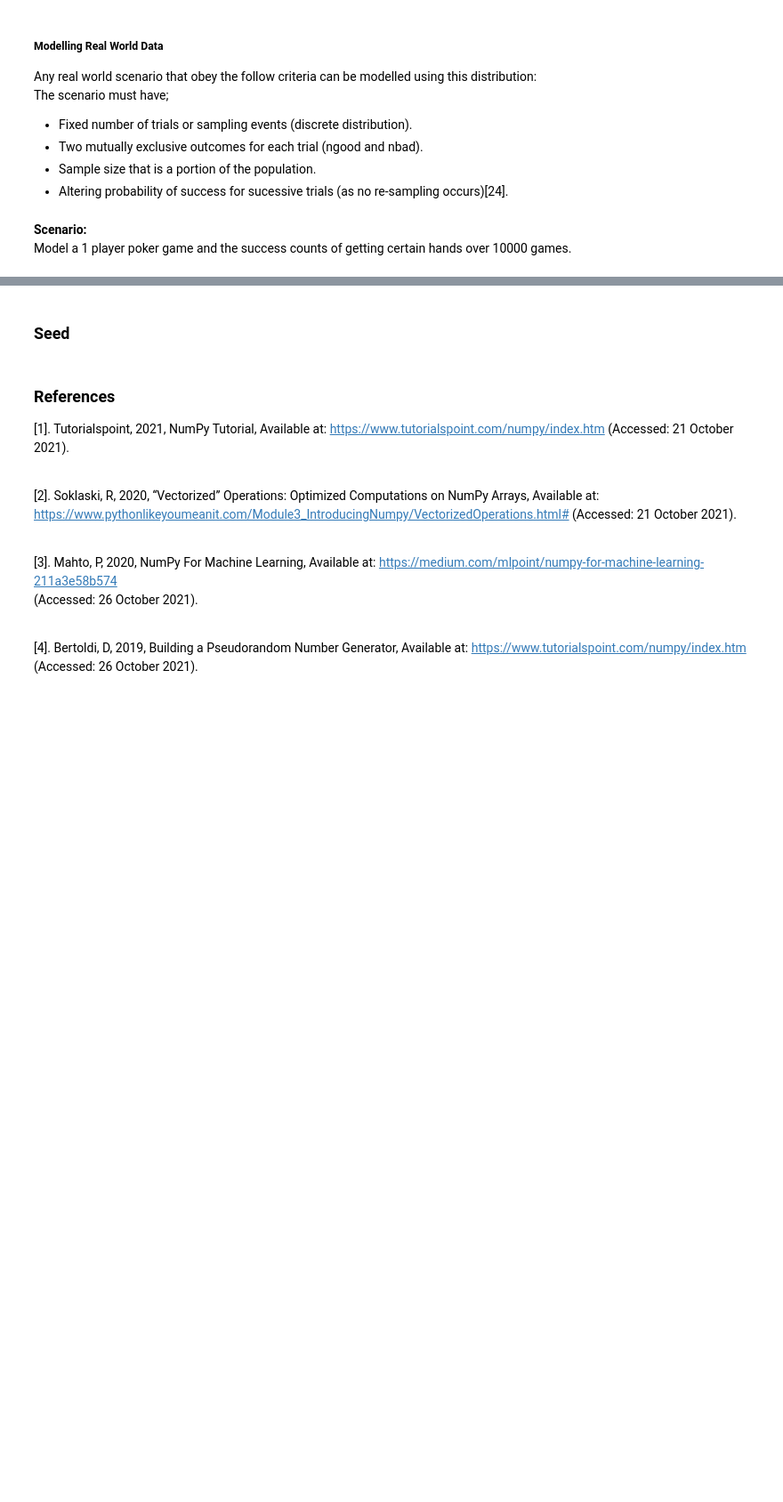
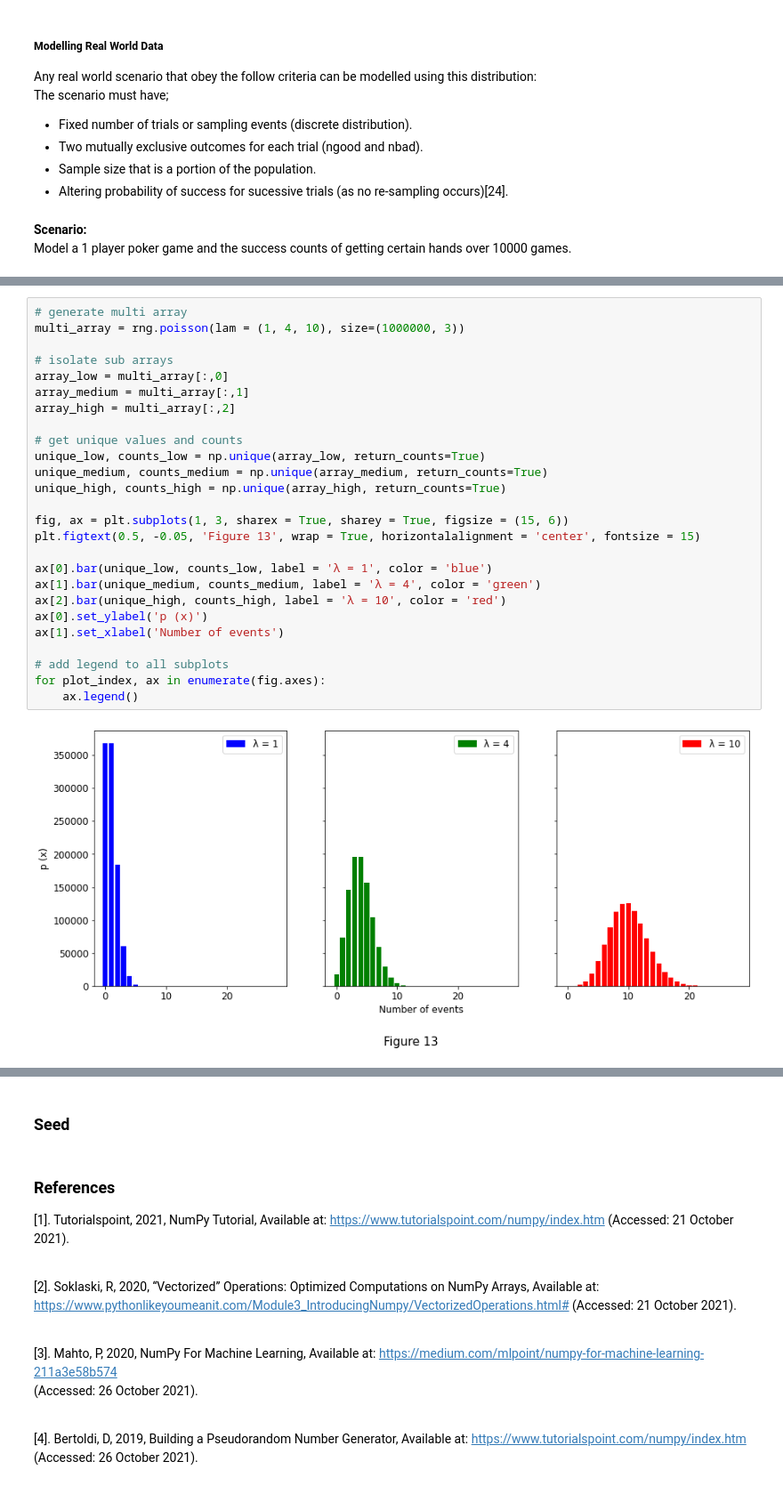
Before and after one commit to CiaranMoran27/numpy.random, a Jupyter notebook: numpy-random.ipynb, the cells around one changed output, grey strips where cells are left out. Shown at 89% size. Drawn from its saved outputs; the diff is of its cells as text; blank space fills up the shorter version.

Commit message:
Added Poisson Distribution Section

```diff
--- a/numpy-random.ipynb
+++ b/numpy-random.ipynb
@@ -744,0 +767,28 @@ plt.legend();
+# %%
+# generate multi array
+multi_array = rng.poisson(lam = (1, 4, 10), size=(1000000, 3))
+
+# isolate sub arrays
+array_low = multi_array[:,0]
+array_medium = multi_array[:,1]
+array_high = multi_array[:,2]
+
+# get unique values and counts
+unique_low, counts_low = np.unique(array_low, return_counts=True)
+unique_medium, counts_medium = np.unique(array_medium, return_counts=True)
+unique_high, counts_high = np.unique(array_high, return_counts=True)
+
+fig, ax = plt.subplots(1, 3, sharex = True, sharey = True, figsize = (15, 6))
+plt.figtext(0.5, -0.05, 'Figure 13', wrap = True, horizontalalignment = 'center', fontsize = 15)
+
+ax[0].bar(unique_low, counts_low, label = 'λ = 1', color = 'blue')
+ax[1].bar(unique_medium, counts_medium, label = 'λ = 4', color = 'green')
+ax[2].bar(unique_high, counts_high, label = 'λ = 10', color = 'red')
+ax[0].set_ylabel('p (x)')
+ax[1].set_xlabel('Number of events')
+
+# add legend to all subplots
+for plot_index, ax in enumerate(fig.axes):
+    ax.legend()
+# %% [output]
+[figure, added]
```
Also changed, not shown: parts of 19 cells of this notebook.
